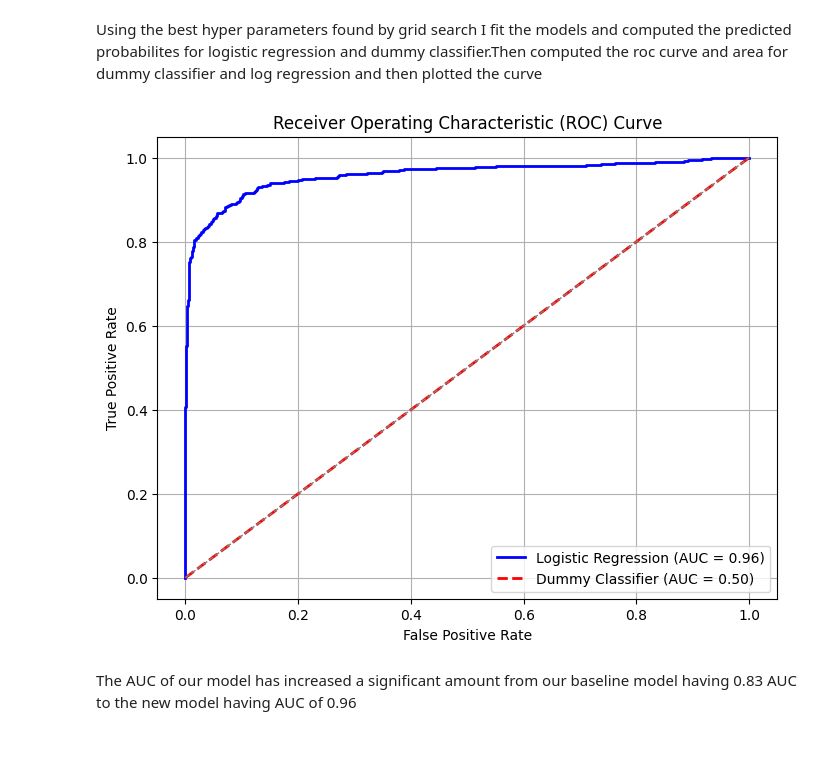
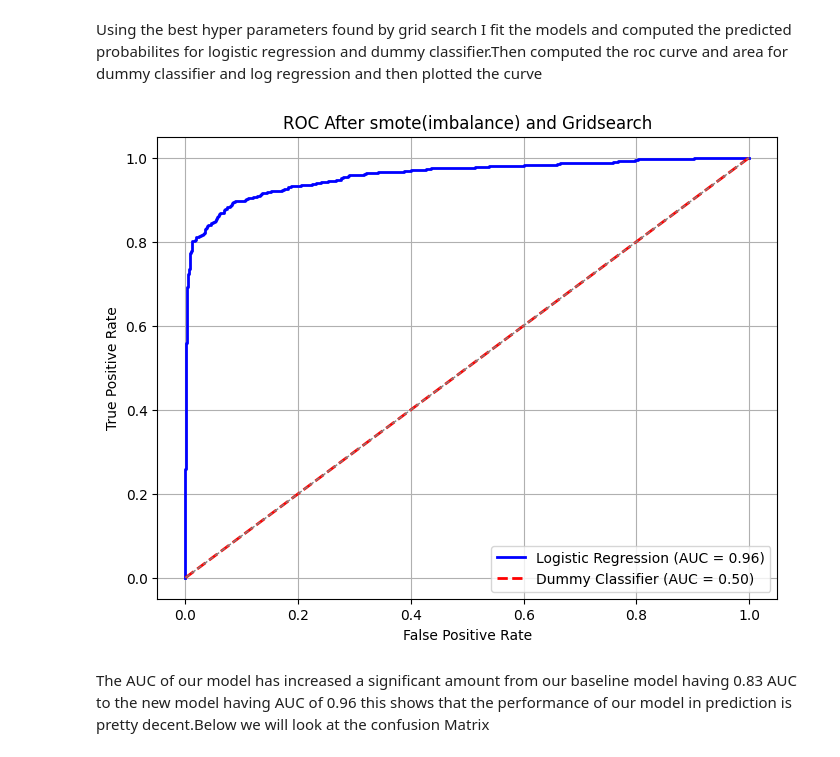
Before and after one commit to IceyPanda23/Phase_3_project, a Jupyter notebook: Project.ipynb, the cells around one changed output. Saved outputs shown, nothing was run; the diff lists cells and outputs as text; code cells hidden in the pictures.

```diff
--- a/Project.ipynb
+++ b/Project.ipynb
@@ -414,25 +416,25 @@ Using the best hyper parameters found by grid search I fit the models and comput
 # %%
 logreg = LogisticRegression(**best_params)
 dummy = DummyClassifier(strategy='constant',constant=0)
 logreg.fit(X_train,y_train)
 dummy.fit(X_train, y_train)
 y_pred_prob_logreg = logreg.predict_proba(X_test)[:, 1]
 y_pred_prob_dummy = dummy.predict_proba(X_test)[:, 1]
 fpr_logreg, tpr_logreg, _ = roc_curve(y_test, y_pred_prob_logreg)
 roc_auc_logreg = auc(fpr_logreg, tpr_logreg)
 fpr_dummy, tpr_dummy, _ = roc_curve(y_test, y_pred_prob_dummy)
 roc_auc_dummy = auc(fpr_dummy, tpr_dummy)
 plt.figure(figsize=(8, 6))
 plt.plot(fpr_logreg, tpr_logreg, color='blue', lw=2, label='Logistic Regression (AUC = %0.2f)' % roc_auc_logreg)
 plt.plot(fpr_dummy, tpr_dummy, color='red', lw=2, linestyle='--', label='Dummy Classifier (AUC = %0.2f)' % roc_auc_dummy)
 plt.plot([0, 1], [0, 1], color='gray', lw=1, linestyle='--')
 plt.xlabel('False Positive Rate')
 plt.ylabel('True Positive Rate')
-plt.title('Receiver Operating Characteristic (ROC) Curve')
+plt.title('ROC After smote(imbalance) and Gridsearch')
 plt.legend(loc='lower right')
 plt.grid(True)
 plt.show()
 # %% [output]
-[figure, old version]
+[figure, new version]
 # %% [markdown]
-The AUC of our model has increased a significant amount from our baseline model having 0.83 AUC to the new model having AUC of 0.96
+The AUC of our model has increased a significant amount from our baseline model having 0.83 AUC to the new model having AUC of 0.96 this shows that the performance of our model in prediction is pretty decent.Below we will look at the confusion Matrix
```
Also changed, not shown: parts of 6 cells of this notebook.
